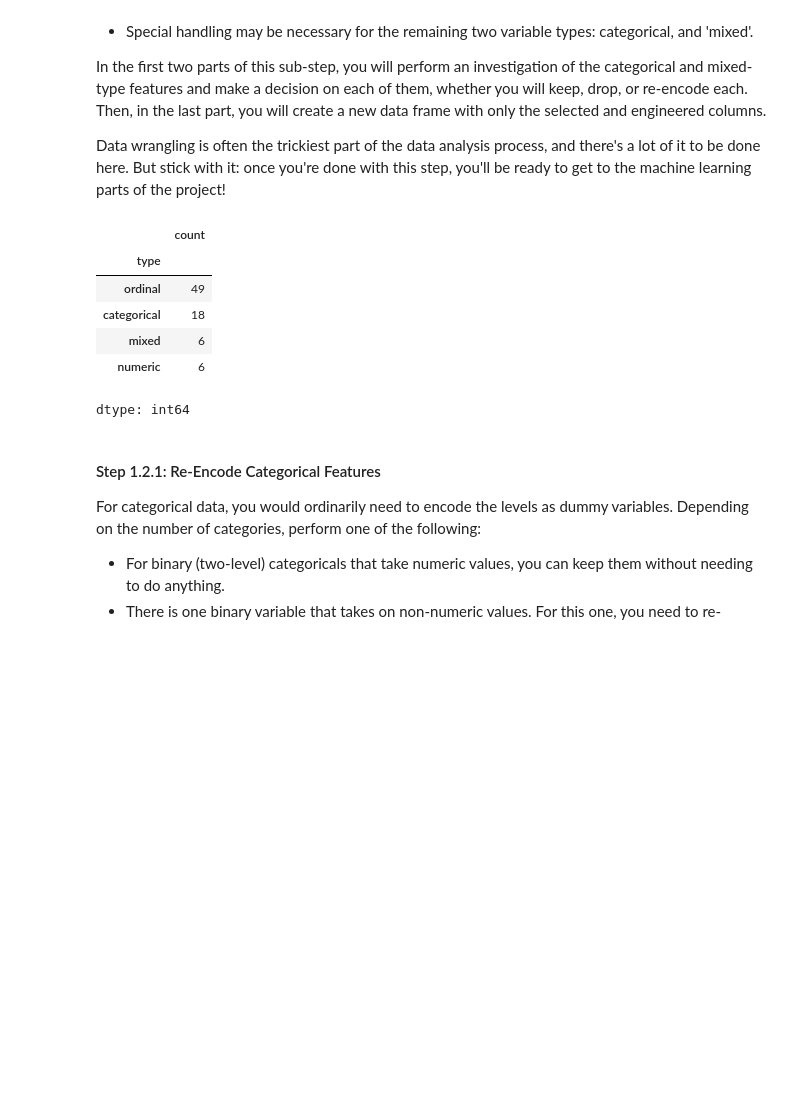
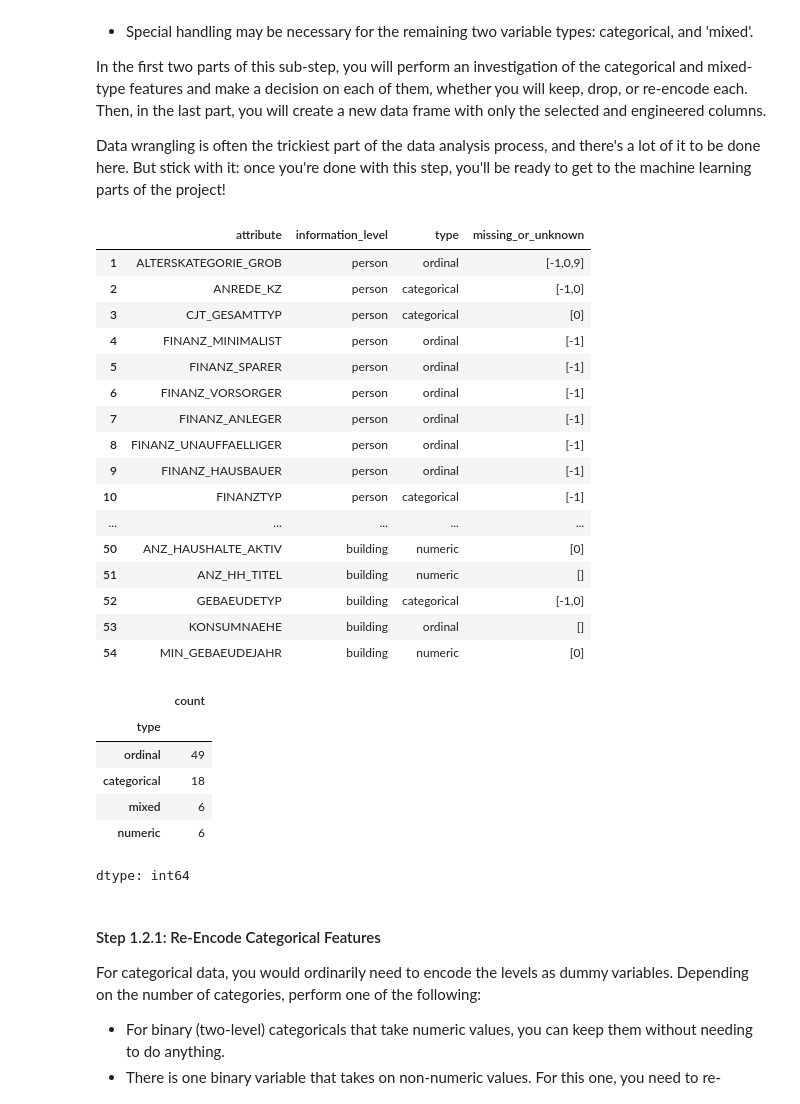
Before and after one commit to EssaAlsharif/Identify-Customer-Segments, a Jupyter notebook: Identify_Customer_Segments.ipynb, the cells around one changed output. Cells and saved outputs as stored; diff of their text form; code cells hidden in the pictures; blank space fills up the shorter version.

```diff
--- a/Identify_Customer_Segments.ipynb
+++ b/Identify_Customer_Segments.ipynb
@@ -601,18 +601,36 @@ Data wrangling is often the trickiest part of the data analysis process, and the
 # %%
 # How many features are there of each data type?
 
 feat_info = Feature_Summary[Feature_Summary.attribute.isin(df_row_few_missing_general_data.columns)]
+display(feat_info.head(50))
 feat_info['type'].value_counts()
 
 #Feature_Summary_count = Feature_Summary['type'].value_counts()
 #display(Feature_Summary_count)
 # %% [output]
-|  | count |
-| type |  |
-| ordinal | 49 |
-| categorical | 18 |
-| mixed | 6 |
-| numeric | 6 |
+|  | attribute | information_level | type | missing_or_unknown |
+| 1 | ALTERSKATEGORIE_GROB | person | ordinal | [-1,0,9] |
+| 2 | ANREDE_KZ | person | categorical | [-1,0] |
+| 3 | CJT_GESAMTTYP | person | categorical | [0] |
+| 4 | FINANZ_MINIMALIST | person | ordinal | [-1] |
+| 5 | FINANZ_SPARER | person | ordinal | [-1] |
+| 6 | FINANZ_VORSORGER | person | ordinal | [-1] |
+| 7 | FINANZ_ANLEGER | person | ordinal | [-1] |
+| 8 | FINANZ_UNAUFFAELLIGER | person | ordinal | [-1] |
+| 9 | FINANZ_HAUSBAUER | person | ordinal | [-1] |
+| 10 | FINANZTYP | person | categorical | [-1] |
+| ... | ... | ... | ... | ... |
+| 50 | ANZ_HAUSHALTE_AKTIV | building | numeric | [0] |
+| 51 | ANZ_HH_TITEL | building | numeric | [] |
+| 52 | GEBAEUDETYP | building | categorical | [-1,0] |
+| 53 | KONSUMNAEHE | building | ordinal | [] |
+| 54 | MIN_GEBAEUDEJAHR | building | numeric | [0] |
+|  | count |
+| type |  |
+| ordinal | 49 |
+| categorical | 18 |
+| mixed | 6 |
+| numeric | 6 |
 dtype: int64
 # %% [markdown]
 #### Step 1.2.1: Re-Encode Categorical Features
```
Also changed, not shown: parts of 3 cells of this notebook.
